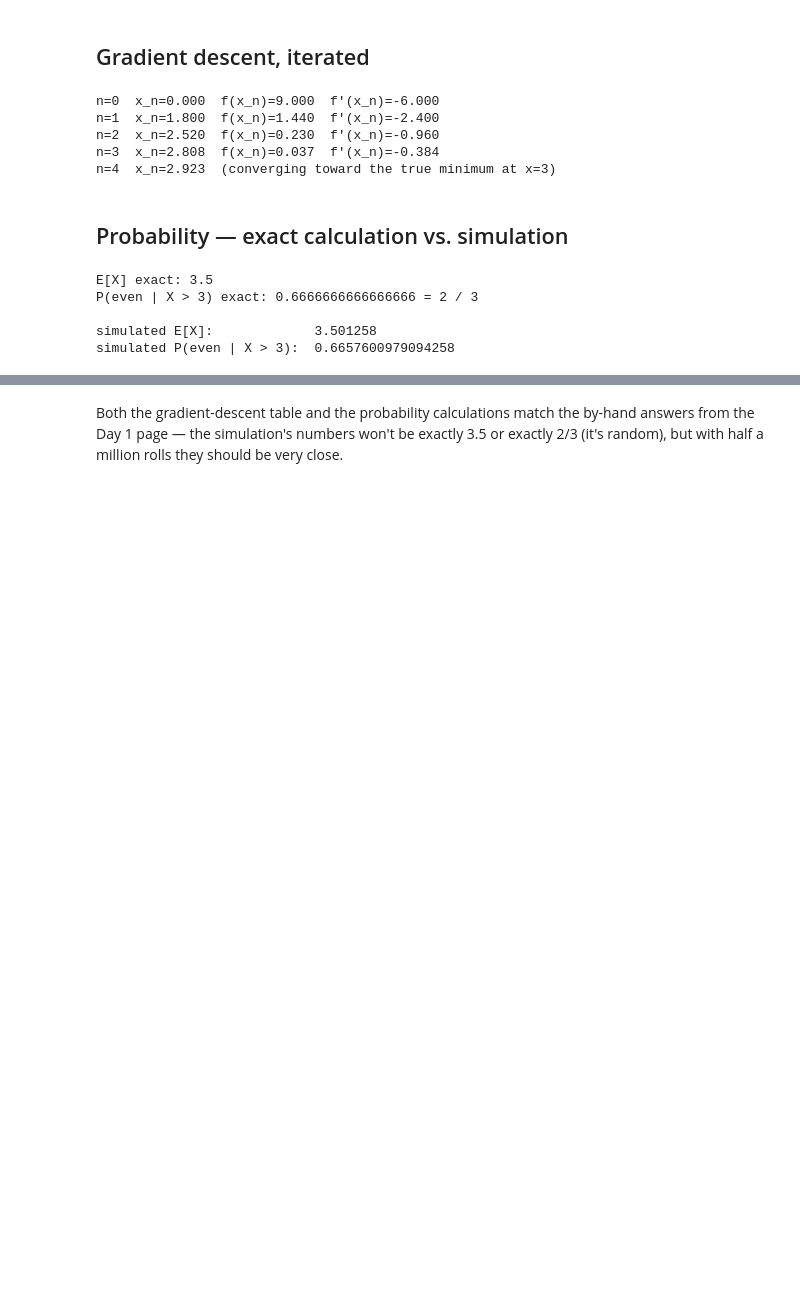
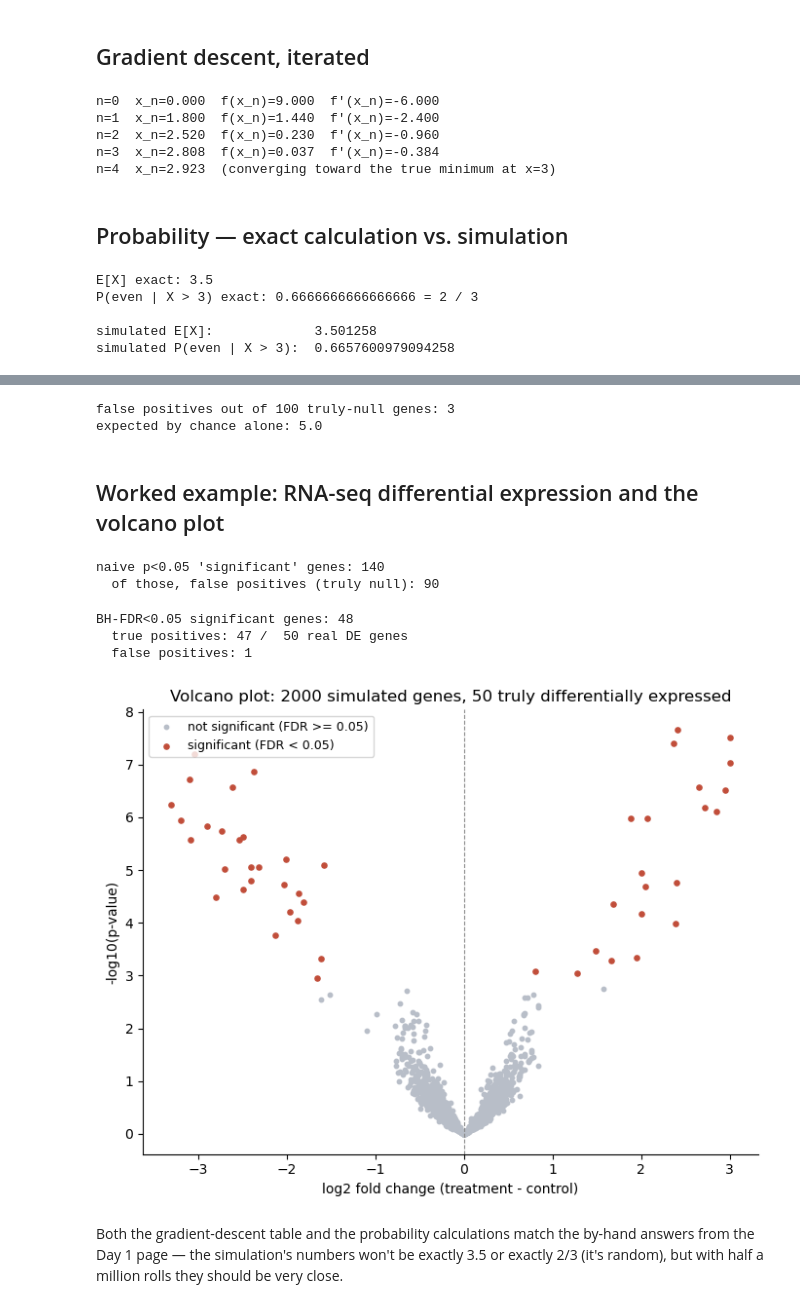
Before and after one commit to ElofssonLab/kb8029-book, a Jupyter notebook: notebooks/day01-math-in-code.ipynb, the cells around one changed output, grey strips where cells are left out. Cells and saved outputs as stored; diff of their text form; code cells hidden in the pictures; blank space fills up the shorter version.

```diff
--- a/notebooks/day01-math-in-code.ipynb
+++ b/notebooks/day01-math-in-code.ipynb
@@ -159,2 +174,82 @@ simulated P(even | X > 3):  0.6657600979094258
+# %%
+# Simulate 100 genes with NO real difference at all, test each at p<0.05
+rng_mt = np.random.default_rng(1)
+n_genes_null = 100
+false_positives = 0
+for _ in range(n_genes_null):
+    g1 = rng_mt.normal(0, 1, size=6)
+    g2 = rng_mt.normal(0, 1, size=6)  # same distribution -- null hypothesis is exactly true
+    _, p = stats.ttest_ind(g1, g2)
+    if p < 0.05:
+        false_positives += 1
+
+print(f"false positives out of {n_genes_null} truly-null genes: {false_positives}")
+print("expected by chance alone:", 0.05 * n_genes_null)
+# %% [output]
+false positives out of 100 truly-null genes: 3
+expected by chance alone: 5.0
+# %% [markdown]
+## Worked example: RNA-seq differential expression and the volcano plot
+# %%
+import matplotlib.pyplot as plt
+
+rng = np.random.default_rng(0)
+n_genes = 2000
+n_de = 50          # truly differentially expressed genes
+n_per_group = 6
+
+baseline = rng.normal(8, 1.5, size=n_genes)          # baseline expression (log2 scale)
+true_lfc = np.zeros(n_genes)
+de_idx = rng.choice(n_genes, size=n_de, replace=False)
+true_lfc[de_idx] = rng.choice([-1, 1], size=n_de) * rng.uniform(1.5, 3.0, size=n_de)
+
+pvals = np.zeros(n_genes)
+obs_lfc = np.zeros(n_genes)
+for i in range(n_genes):
+    ctrl = rng.normal(baseline[i], 0.5, size=n_per_group)
+    treat = rng.normal(baseline[i] + true_lfc[i], 0.5, size=n_per_group)
+    _, p = stats.ttest_ind(ctrl, treat)
+    pvals[i] = p
+    obs_lfc[i] = treat.mean() - ctrl.mean()
+
+naive_sig = pvals < 0.05
+print("naive p<0.05 'significant' genes:", naive_sig.sum())
+print("  of those, false positives (truly null):", (naive_sig & (true_lfc == 0)).sum())
+# %% [output]
+naive p<0.05 'significant' genes: 140
+  of those, false positives (truly null): 90
+# %%
+# Benjamini-Hochberg FDR correction
+order = np.argsort(pvals)
+ranked = pvals[order]
+m = n_genes
+qvals_sorted = ranked * m / (np.arange(1, m + 1))
+qvals_sorted = np.minimum.accumulate(qvals_sorted[::-1])[::-1]
+qvals = np.empty(m)
+qvals[order] = qvals_sorted
+
+sig_fdr = qvals < 0.05
+print("BH-FDR<0.05 significant genes:", sig_fdr.sum())
+print("  true positives:", (sig_fdr & (true_lfc != 0)).sum(), "/ ", n_de, "real DE genes")
+print("  false positives:", (sig_fdr & (true_lfc == 0)).sum())
+# %% [output]
+BH-FDR<0.05 significant genes: 48
+  true positives: 47 /  50 real DE genes
+  false positives: 1
+# %%
+fig, ax = plt.subplots(figsize=(7, 5.5))
+ax.scatter(obs_lfc[~sig_fdr], -np.log10(pvals[~sig_fdr]), s=10, color="#b8bec8", label="not significant (FDR >= 0.05)")
+ax.scatter(obs_lfc[sig_fdr], -np.log10(pvals[sig_fdr]), s=14, color="#c14e3a", label="significant (FDR < 0.05)")
+ax.set_xlabel("log2 fold change (treatment - control)")
+ax.set_ylabel("-log10(p-value)")
+ax.set_title("Volcano plot: 2000 simulated genes, 50 truly differentially expressed")
+ax.legend(loc="upper left", fontsize=9)
+ax.axvline(0, color="#888", linewidth=0.8, linestyle="--")
+for spine in ["top", "right"]:
+    ax.spines[spine].set_visible(False)
+fig.tight_layout()
+plt.show()
+# %% [output]
+[figure, added]
 # %% [markdown]
 Both the gradient-descent table and the probability calculations match the by-hand answers from the Day 1 page — the simulation's numbers won't be exactly 3.5 or exactly 2/3 (it's random), but with half a million rolls they should be very close.
```
Also changed, not shown: parts of 3 cells of this notebook, 2 other files.
